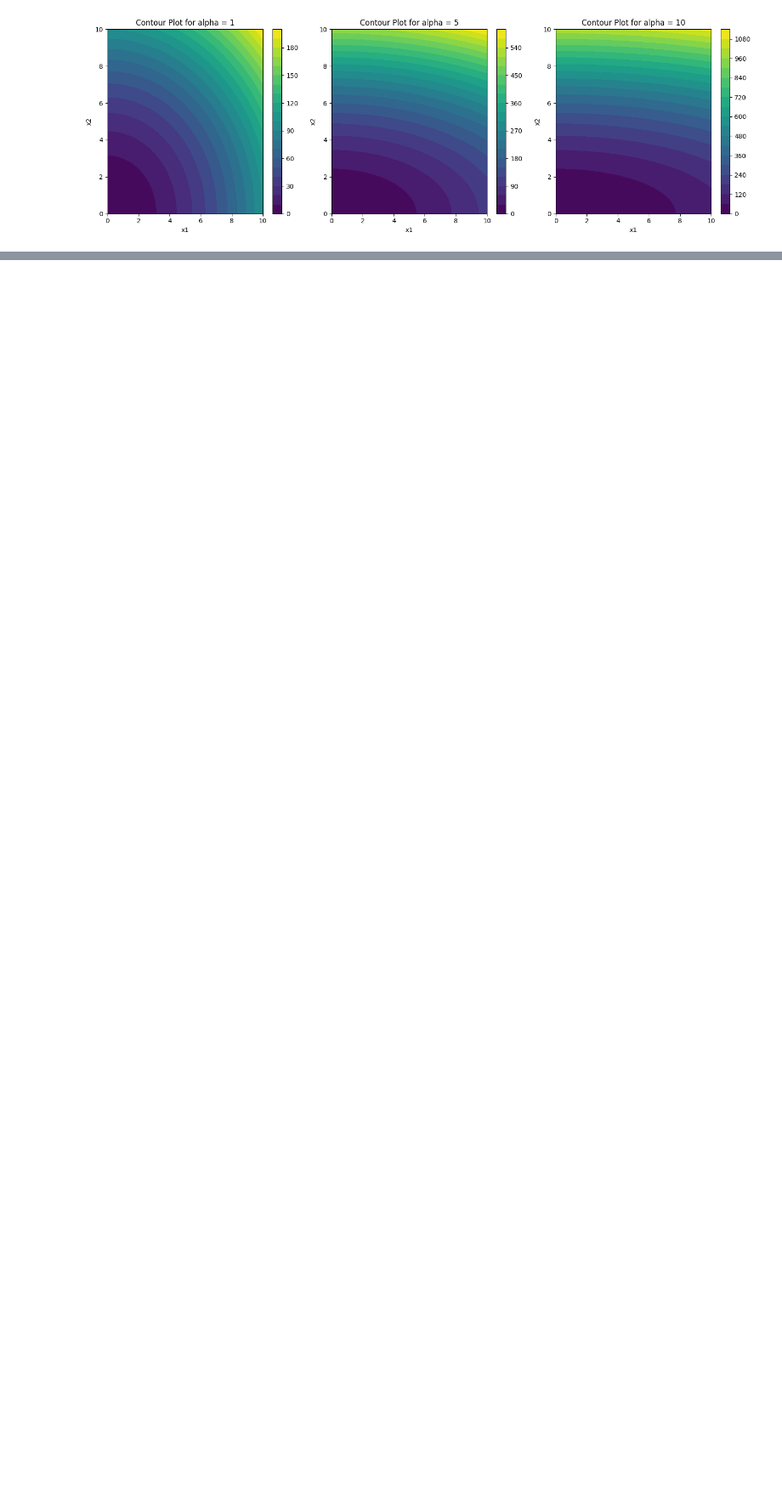
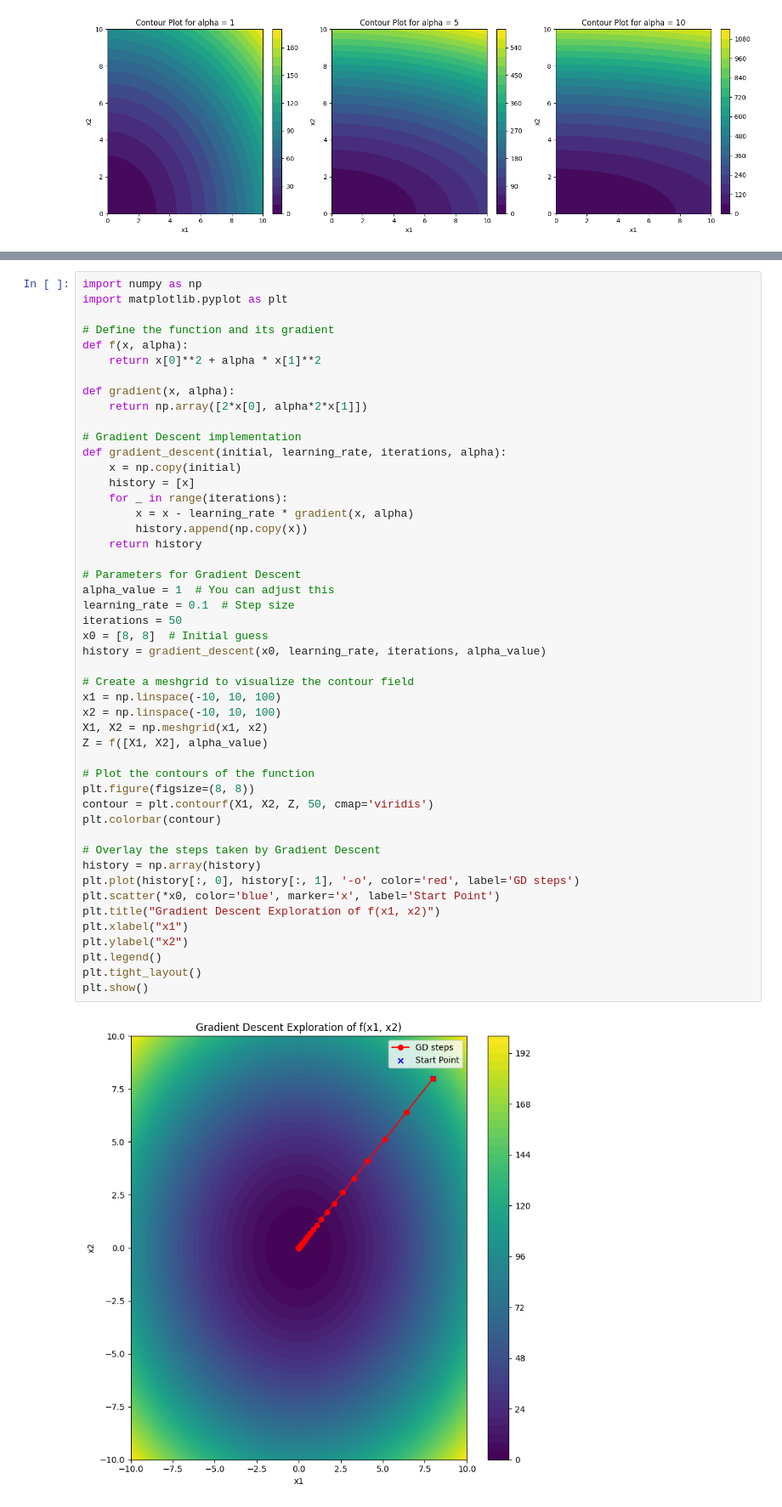
Before and after one commit to kks32-courses/sciml, a Jupyter notebook: lectures/10-optimization/10-gradient-variation.ipynb, the cells around one changed output, grey strips where cells are left out. Shown: that part at 85% size. Drawn from its saved outputs; the diff is of its cells as text; blank space fills up the shorter version.

Commit message:
Gradient variation

```diff
--- a/lectures/10-optimization/10-gradient-variation.ipynb
+++ b/lectures/10-optimization/10-gradient-variation.ipynb
@@ -74,0 +77,50 @@ plt.show()
+# %%
+import numpy as np
+import matplotlib.pyplot as plt
+
+# Define the function and its gradient
+def f(x, alpha):
+    return x[0]**2 + alpha * x[1]**2
+
+def gradient(x, alpha):
+    return np.array([2*x[0], alpha*2*x[1]])
+
+# Gradient Descent implementation
+def gradient_descent(initial, learning_rate, iterations, alpha):
+    x = np.copy(initial)
+    history = [x]
+    for _ in range(iterations):
+        x = x - learning_rate * gradient(x, alpha)
+        history.append(np.copy(x))
+    return history
+
+# Parameters for Gradient Descent
+alpha_value = 1  # You can adjust this
+learning_rate = 0.1  # Step size
+iterations = 50
+x0 = [8, 8]  # Initial guess
+history = gradient_descent(x0, learning_rate, iterations, alpha_value)
+
+# Create a meshgrid to visualize the contour field
+x1 = np.linspace(-10, 10, 100)
+x2 = np.linspace(-10, 10, 100)
+X1, X2 = np.meshgrid(x1, x2)
+Z = f([X1, X2], alpha_value)
+
+# Plot the contours of the function
+plt.figure(figsize=(8, 8))
+contour = plt.contourf(X1, X2, Z, 50, cmap='viridis')
+plt.colorbar(contour)
+
+# Overlay the steps taken by Gradient Descent
+history = np.array(history)
+plt.plot(history[:, 0], history[:, 1], '-o', color='red', label='GD steps')
+plt.scatter(*x0, color='blue', marker='x', label='Start Point')
+plt.title("Gradient Descent Exploration of f(x1, x2)")
+plt.xlabel("x1")
+plt.ylabel("x2")
+plt.legend()
+plt.tight_layout()
+plt.show()
+# %% [output]
+[figure, added]
```
Also changed, not shown: parts of 3 cells of this notebook.
